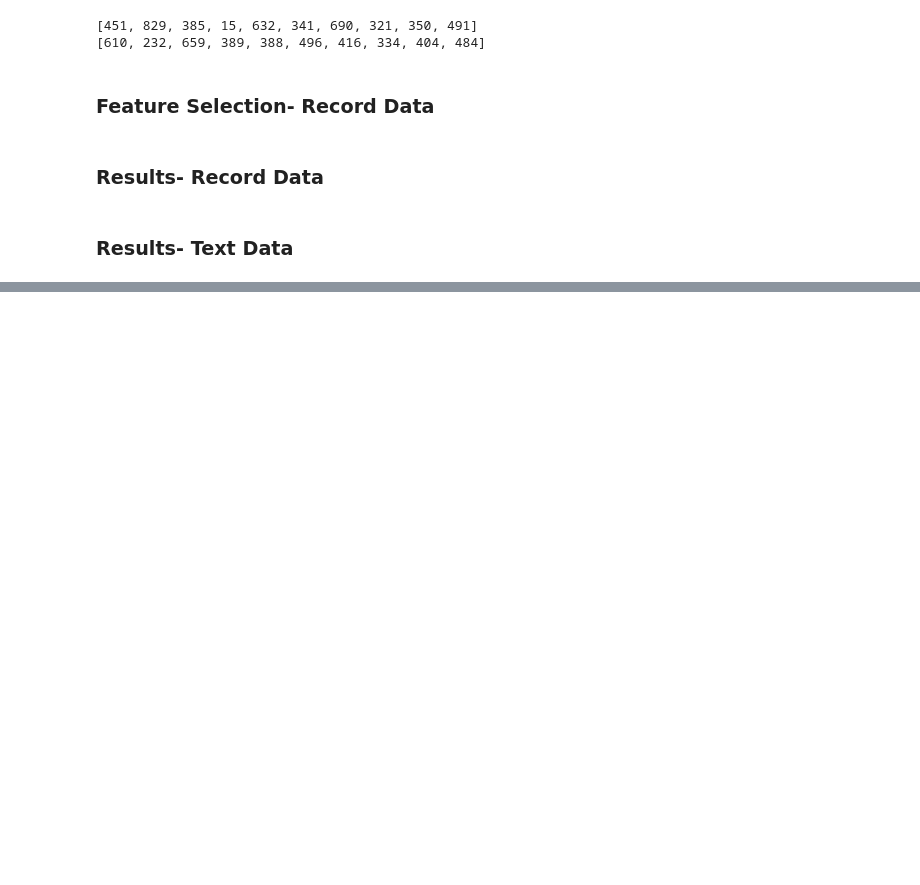
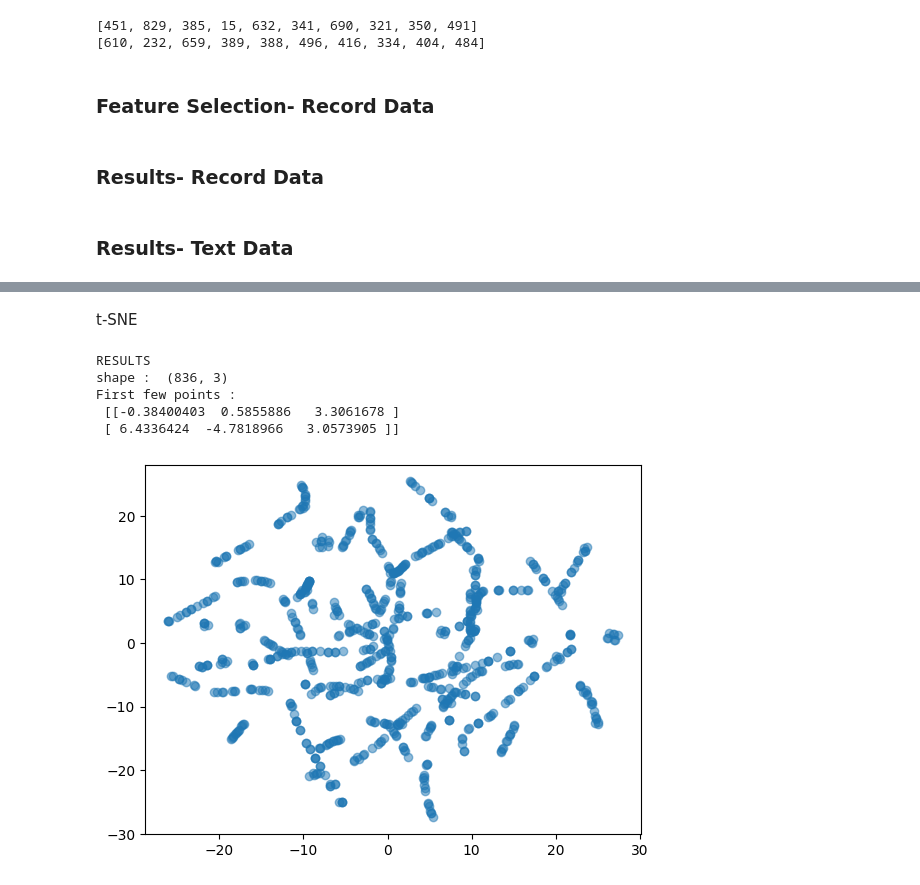
Before and after one commit to anly501/dsan-5000-project-aou27, a Jupyter notebook: websitebackupcode/PyAlgorithmsBackup.ipynb, the cells around one changed output, grey strips where cells are left out. Saved outputs shown, nothing was run; the diff lists cells and outputs as text; code cells hidden in the pictures; blank space fills up the shorter version.

```diff
--- a/websitebackupcode/PyAlgorithmsBackup.ipynb
+++ b/websitebackupcode/PyAlgorithmsBackup.ipynb
@@ -234,0 +319,24 @@ plot_results(output_dir+"/partial_grid_search")
+# %% [markdown]
+t-SNE
+# %%
+import numpy as np
+from sklearn.manifold import TSNE
+
+# DO DIMENSIONALITY REDUCTION
+X_embedded = TSNE(n_components=3, learning_rate='auto',init='random', perplexity=5).fit_transform(X)
+
+# EXPLORE RESULTS
+print("RESULTS")
+print("shape : ",X_embedded.shape)
+print("First few points : \n",X_embedded[0:2,:])
+
+# PLOT
+plt.scatter(X_embedded[:,0],X_embedded[:,1], alpha=0.5)
+plt.show()
+# %% [output]
+RESULTS
+shape :  (836, 3)
+First few points :
+ [[-0.38400403  0.5855886   3.3061678 ]
+ [ 6.4336424  -4.7818966   3.0573905 ]]
+[figure, added]
```
Also changed, not shown: parts of 20 cells of this notebook, 10 other files.
